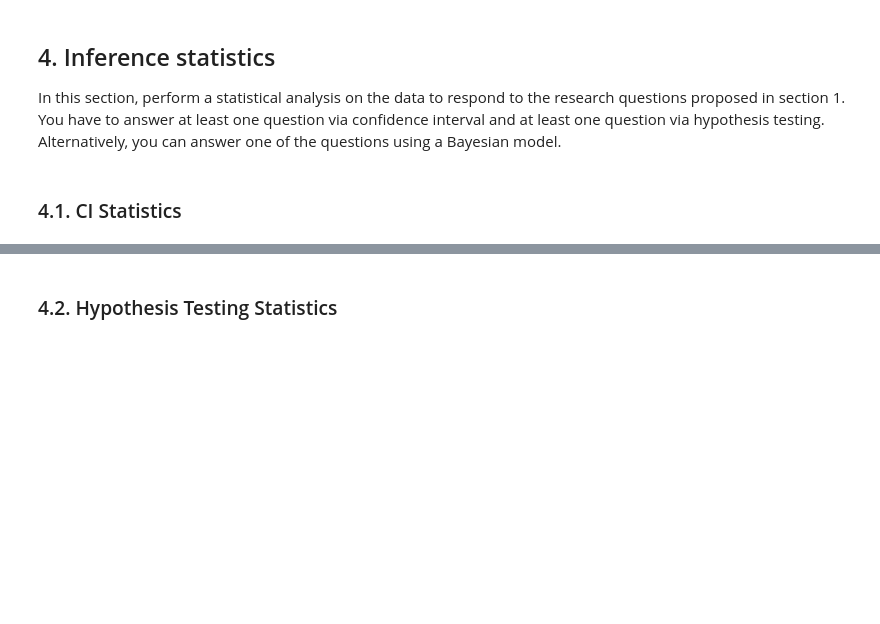
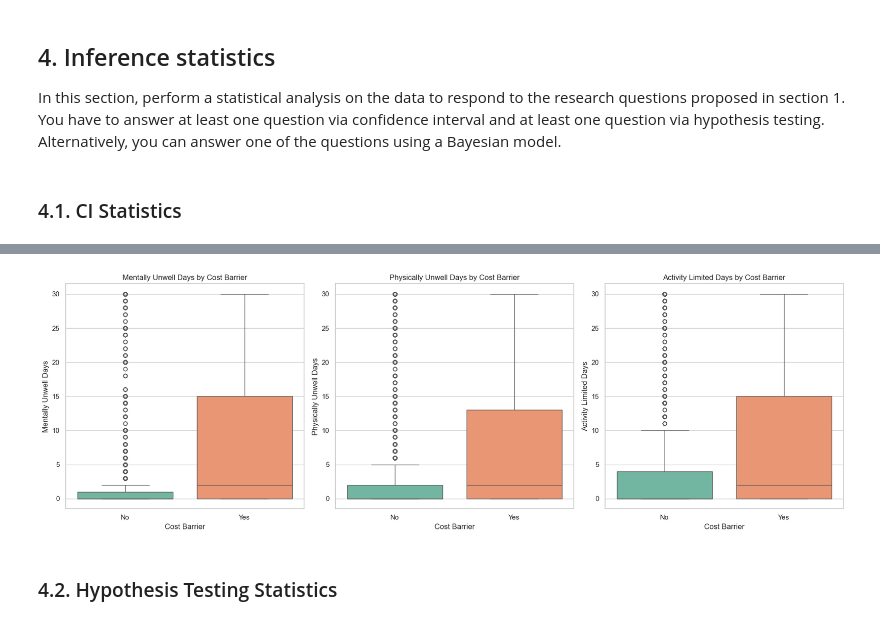
Before and after one commit to SergioCuencaNunez/isc-labs, a Jupyter notebook: project/project.ipynb, the cells around one changed output, grey strips where cells are left out. Cells and saved outputs as stored; diff of their text form; code cells hidden in the pictures; blank space fills up the shorter version.

```diff
--- a/project/project.ipynb
+++ b/project/project.ipynb
@@ -914,3 +996,21 @@ This analysis clarifies where overlapping confidence intervals still reflect tru
+# %%
+# Variables
+continuous_vars = ['mentally_unwell_days', 'physically_unwell_days', 'activity_limited_days']
+
+# Boxplots
+fig, axes = plt.subplots(nrows=1, ncols=3, figsize=(18, 6))
+
+for idx, var in enumerate(continuous_vars):
+    ax = axes[idx]
+    sns.boxplot(data=df_plot, x='cost_barrier_label', y=var, ax=ax, palette='Set2')
+    ax.set_title(f'{var.replace("_", " ").title()} by Cost Barrier')
+    ax.set_xlabel('Cost Barrier')
+    ax.set_ylabel(var.replace("_", " ").title())
+
+plt.tight_layout()
+plt.show()
+# %% [output]
+[figure, added]
 # %% [markdown]
 ### 4.2. Hypothesis Testing Statistics
 # %% [markdown]
```
Also changed, not shown: parts of 26 cells of this notebook.
